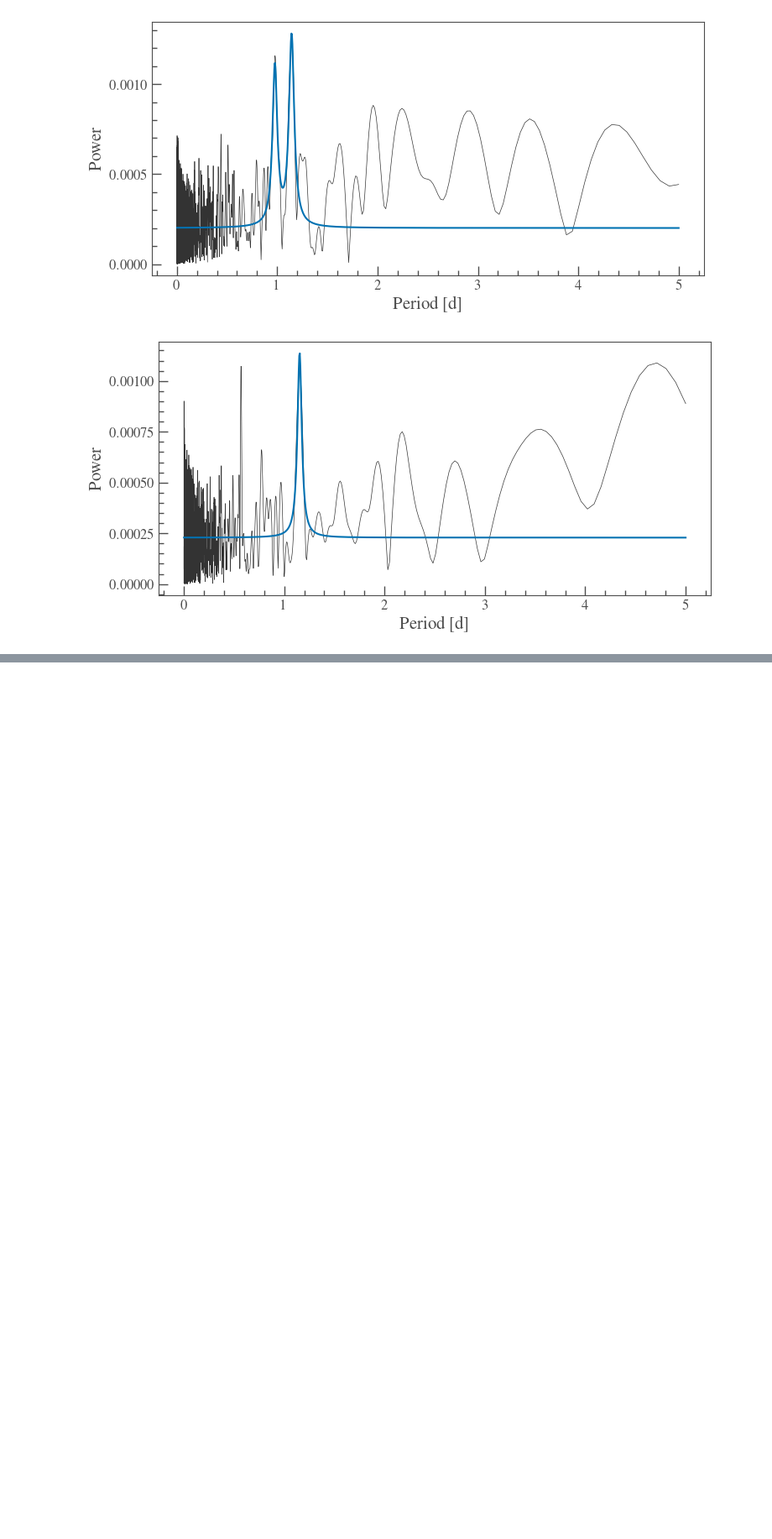
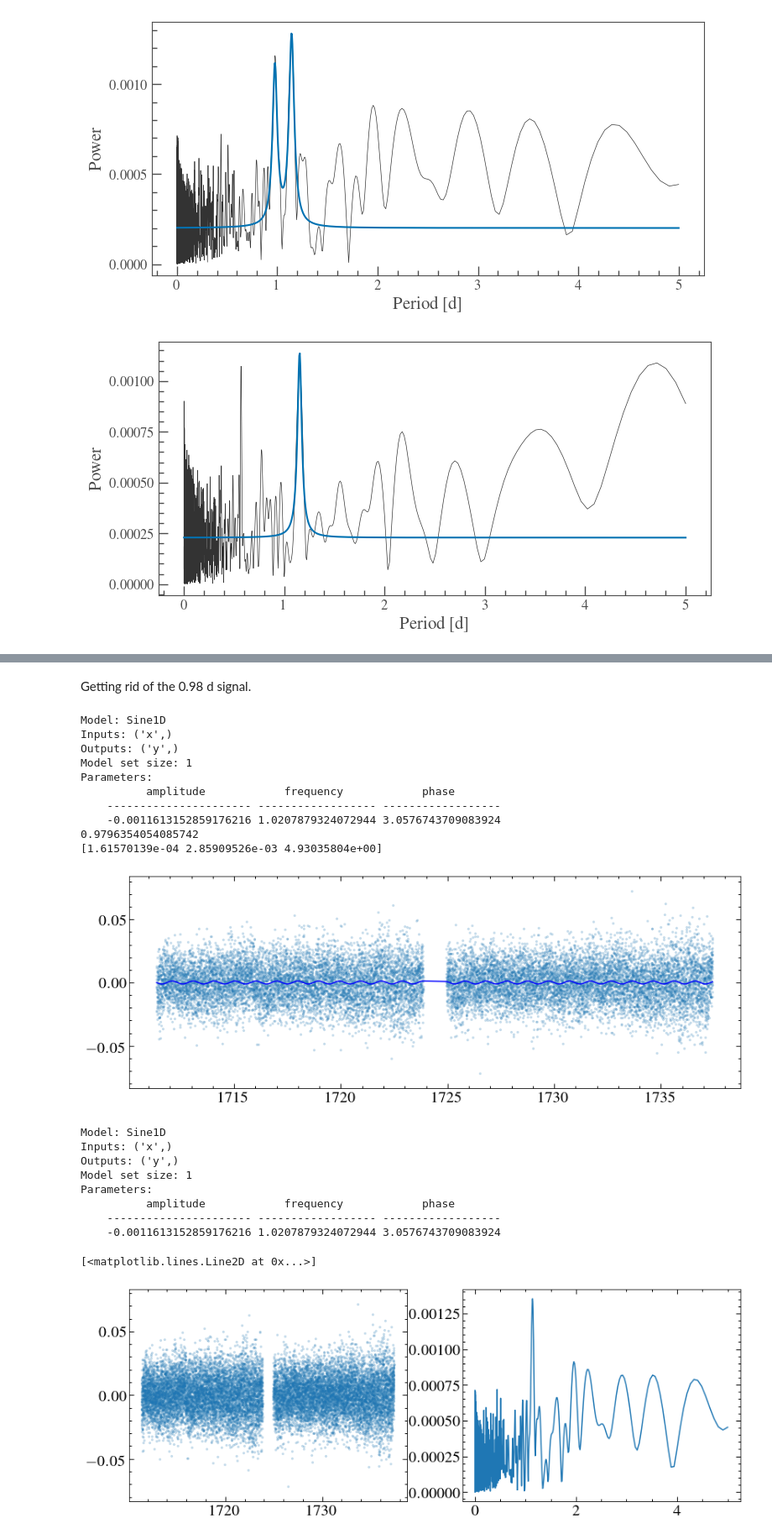
Before and after one commit to davidjwilson/GD394-Tess, a Jupyter notebook: tess_period2.ipynb, the cells around one changed output, grey strips where cells are left out. Shown at 84% size. Drawn from its saved outputs; the diff is of its cells as text; code cells hidden in the pictures; blank space fills up the shorter version.

```diff
--- a/tess_period2.ipynb
+++ b/tess_period2.ipynb
@@ -26,6 +26,10 @@ tessfits
 # %% [output]
 ['tess_fits_files/tess2019226182529-s0015-0000000259773610-0151-s_lc.fits',
  'tess_fits_files/tess2019253231442-s0016-0000000259773610-0152-s_lc.fits']
+# %%
+#hard coding paths to sectors
+s15fits = 'tess_fits_files/tess2019226182529-s0015-0000000259773610-0151-s_lc.fits'
+s16fits = 'tess_fits_files/tess2019253231442-s0016-0000000259773610-0152-s_lc.fits'
 # %% [raw]
 Trying to recreate JJ's lightcurve.
 # %%
@@ -109,13 +121,15 @@ for i, ft in enumerate(tessfits):
 # %% [markdown]
 How do the LS look using JJ lcs?
 # %%
+fitter = fitting.LevMarLSQFitter()
+
 for i, ft in enumerate(tessfits):
     data = fits.getdata(ft, 1)
     t, f, e, q = data['TIME'], data['PDCSAP_FLUX'], data['PDCSAP_FLUX_ERR'], data['QUALITY']
     t, f, e = t[q==0], f[q==0], e[q==0]
     fit = np.polyval((np.polyfit(t,f,2)), t)
     f = (f/fit)-1
-    e = (e/fit)-1
+    e = (e/fit)
     lc = lk.LightCurve(time=t, flux=f, flux_err=e ).remove_outliers(sigma=5)
     if i == 0:
         lc15 = lc
@@ -144,0 +241,62 @@ Parameter('x_0', value=1.1543654820386422, unit=d) 0.0017686171286158264
+# %% [markdown]
+Getting rid of the 0.98 d signal.
+# %%
+f_earth = 0.978
+fitter = fitting.LevMarLSQFitter()
+#lc_fold = lc15.fold(0.9776875854871951)#.bin(300)
+#lc_fold.scatter()
+#sin_mod =  models.Sine1D(amplitude=1, frequency=1, fixed={'frequency':1})#+models.Const1D(1.0, fixed={'amplitude':1.0})
+#sin_fit = fitter(sin_mod, lc_fold.time, lc_fold.flux,  weights=1/lc_fold.flux_err, maxiter=100000)
+#print(sin_fit)
+#plt.plot(lc_fold.time, sin_fit(lc_fold.time), c='r')
+#plt.show()
+
+#lc_bin = lc15.bin(90)
+#lc_bin.scatter()
+bg_mod =  models.Sine1D(amplitude=0.001, frequency=1/f_earth)#, bounds={'frequency':[1/(f_earth-e_earth), 1/(f_earth+e_earth)]})#+models.Const1D(1.0, fixed={'amplitude':1.0})
+bg_fit = fitter(bg_mod, lc15.time, lc15.flux, maxiter=1000000)
+print(bg_fit)
+bg_fit_e = np.sqrt(np.diag(fitter.fit_info['param_cov']))
+#plt.plot(lc_bin.time, sin_fit(lc_bin.time), c='r')
+#plt.scatter(lc15.time, lc15.flux)
+plt.scatter(lc15.time, lc15.flux, s=5, rasterized=True, alpha=0.2)
+plt.plot(lc15.time, bg_fit(lc15.time), c='b')
+print(1/bg_fit.frequency)
+print(bg_fit_e)
+plt.show()
+
+
+crowd = fits.getheader(s15fits,1)['CROWDSAP']
+#bg_fit.amplitude = bg_fit.amplitude/crowd
+print(bg_fit)
+
+lc15_flat = lk.LightCurve(time=lc15.time, flux=lc15.flux-bg_fit(lc15.time), flux_err=lc15.flux_err)
+plt.subplot(121)
+plt.scatter(lc15_flat.time, lc15_flat.flux, s=5, rasterized=True, alpha=0.2)
+plt.subplot(122)
+pg = lc15_flat.to_periodogram(oversample_factor=10,minimum_period=4*u.minute, maximum_period=5*u.day)
+plt.plot(pg.period, pg.power)
+
+#lc15.fold(1/bg_fit.frequency).bin(20).scatter()
+# %% [output]
+Model: Sine1D
+Inputs: ('x',)
+Outputs: ('y',)
+Model set size: 1
+Parameters:
+          amplitude            frequency            phase
+    ---------------------- ------------------ ------------------
+    -0.0011613152859176216 1.0207879324072944 3.0576743709083924
+0.9796354054085742
+[1.61570139e-04 2.85909526e-03 4.93035804e+00]
+[figure, added]
+Model: Sine1D
+Inputs: ('x',)
+Outputs: ('y',)
+Model set size: 1
+Parameters:
+          amplitude            frequency            phase
+    ---------------------- ------------------ ------------------
+    -0.0011613152859176216 1.0207879324072944 3.0576743709083924
+[<matplotlib.lines.Line2D at 0x...>]
+[figure, added]
```
Also changed, not shown: parts of 10 cells of this notebook, 4 other files.
